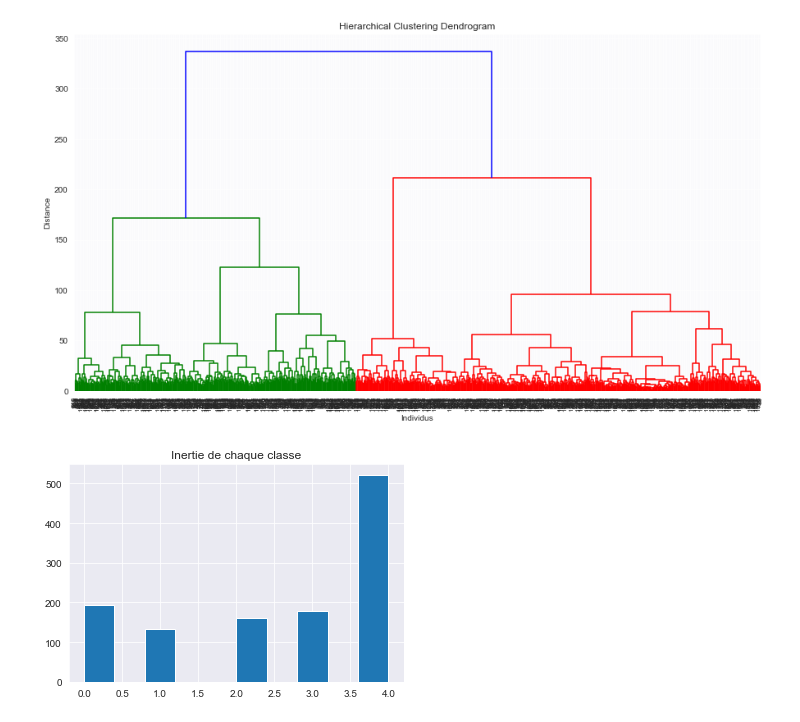
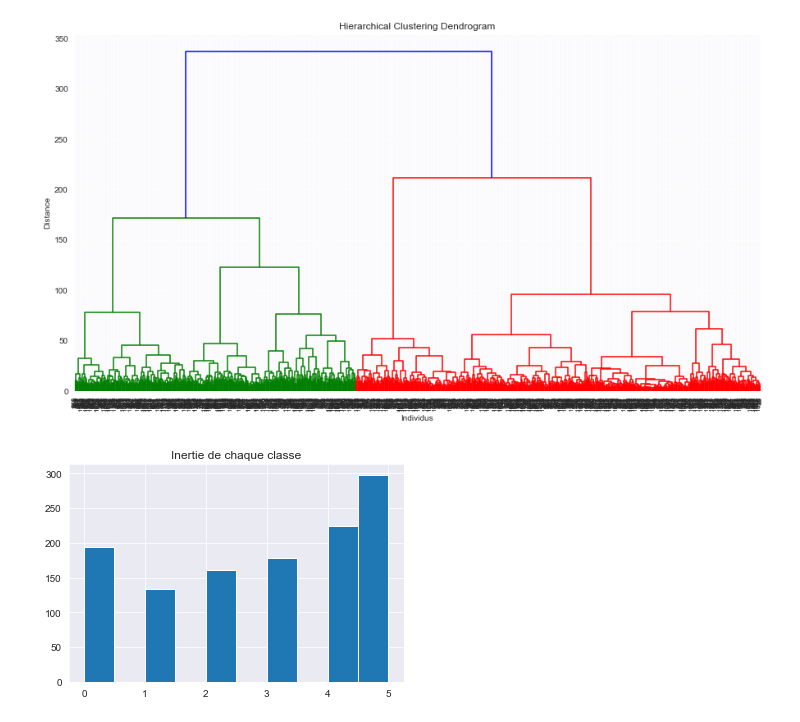
Before and after one commit to Salamata-BA/Projet_Analyse_Donnees, a Jupyter notebook: Velib_Python_Notebook_Projet.ipynb, the cells around one changed output. Cells and saved outputs as stored; diff of their text form; code cells hidden in the pictures.

```diff
--- a/Velib_Python_Notebook_Projet.ipynb
+++ b/Velib_Python_Notebook_Projet.ipynb
@@ -531,13 +542,13 @@ plt.show()
 [figure]
 # %%
 #help(fcluster)
-classesCAH = fcluster(Z,t=100, criterion='distance')
+classesCAH = fcluster(Z,t=90, criterion='distance')
 classesCAH = classesCAH - 1
 pd.DataFrame(classesCAH).hist()
 plt.title("Inertie de chaque classe")
 plt.show()
 # %% [output]
-[figure, old version]
+[figure, new version]
 # %%
 echantillon1 = C[:,0]
 echantillon2 = C[:,1]
```
Also changed, not shown: parts of 30 cells of this notebook.
